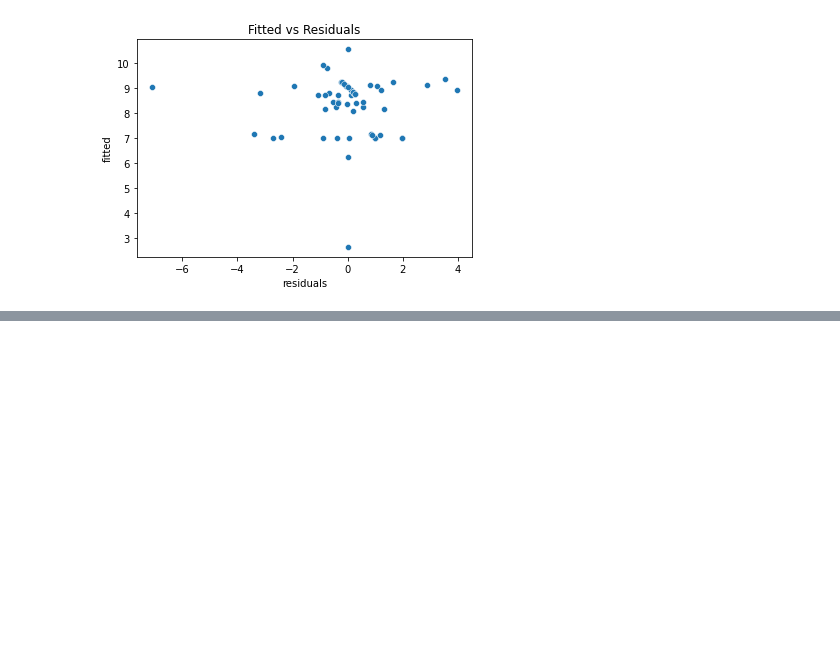
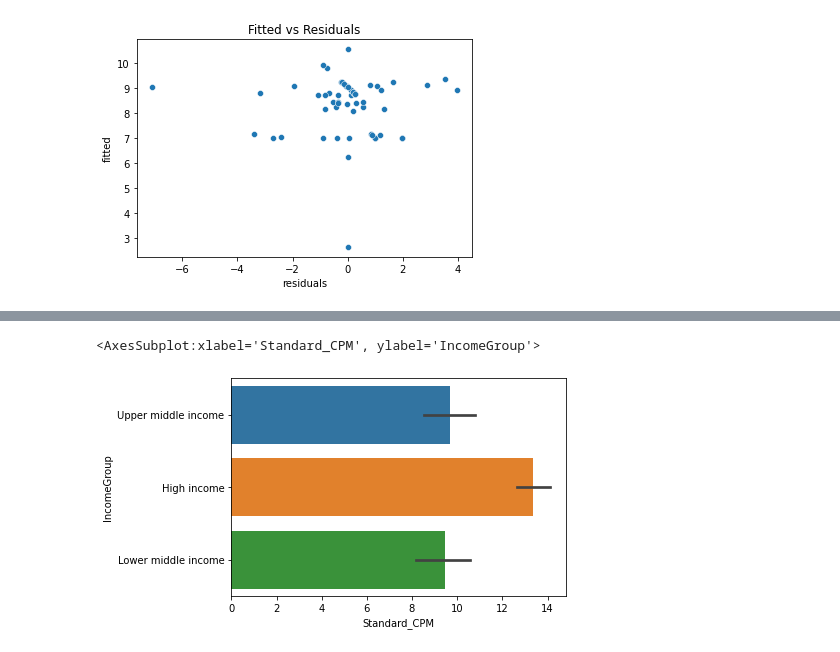
Before and after one commit to cdearman426/DS-Netflix-Project, a Jupyter notebook: gdp_data_cleaning_v1.ipynb, the cells around one changed output, grey strips where cells are left out. Cells and saved outputs as stored; diff of their text form; code cells hidden in the pictures; blank space fills up the shorter version.

Commit message:
updated ipynb with summary stats and visuals

```diff
--- a/gdp_data_cleaning_v1.ipynb
+++ b/gdp_data_cleaning_v1.ipynb
@@ -12,9 +13,9 @@ os.chdir("/Users/chloedearman/DS-Netflix-Project")
 # %%
-path_to_gdp = "/Users/chloedearman/DS-Netflix-Project/gdp_data/API_NY.GDP.MKTP.CD_DS2_en_csv_v2_3628616.csv"
+path_to_gdp = "/Users/lindseynorberg/github/DS-Netflix-Project/gdp_data/API_NY.GDP.MKTP.CD_DS2_en_csv_v2_3628616.csv"
 # %%
-path_to_metadata = "/Users/chloedearman/DS-Netflix-Project/gdp_data/Metadata_Country_API_NY.GDP.MKTP.CD_DS2_en_csv_v2_3628616.csv"
+path_to_metadata = "/Users/lindseynorberg/github/DS-Netflix-Project/gdp_data/Metadata_Country_API_NY.GDP.MKTP.CD_DS2_en_csv_v2_3628616.csv"
 # %%
-path_to_netflix = "/Users/chloedearman/DS-Netflix-Project/Netflix subscription fee Dec-2021.csv"
+path_to_netflix = "/Users/lindseynorberg/github/DS-Netflix-Project/Netflix subscription fee Dec-2021.csv"
 # %% [markdown]
  ### Cleaning GDP Data
 # %%
@@ -207,0 +228,6 @@ Text(0, 0.5, 'fitted')
+# %%
+# Visual representing the summary table above - standard cost per month by country income group
+sns.barplot(x = "Standard_CPM", y = "IncomeGroup", data = netflix_gdp2, orient = "h")
+# %% [output]
+<AxesSubplot:xlabel='Standard_CPM', ylabel='IncomeGroup'>
+[figure, added]
```
Also changed, not shown: parts of 16 cells of this notebook.
